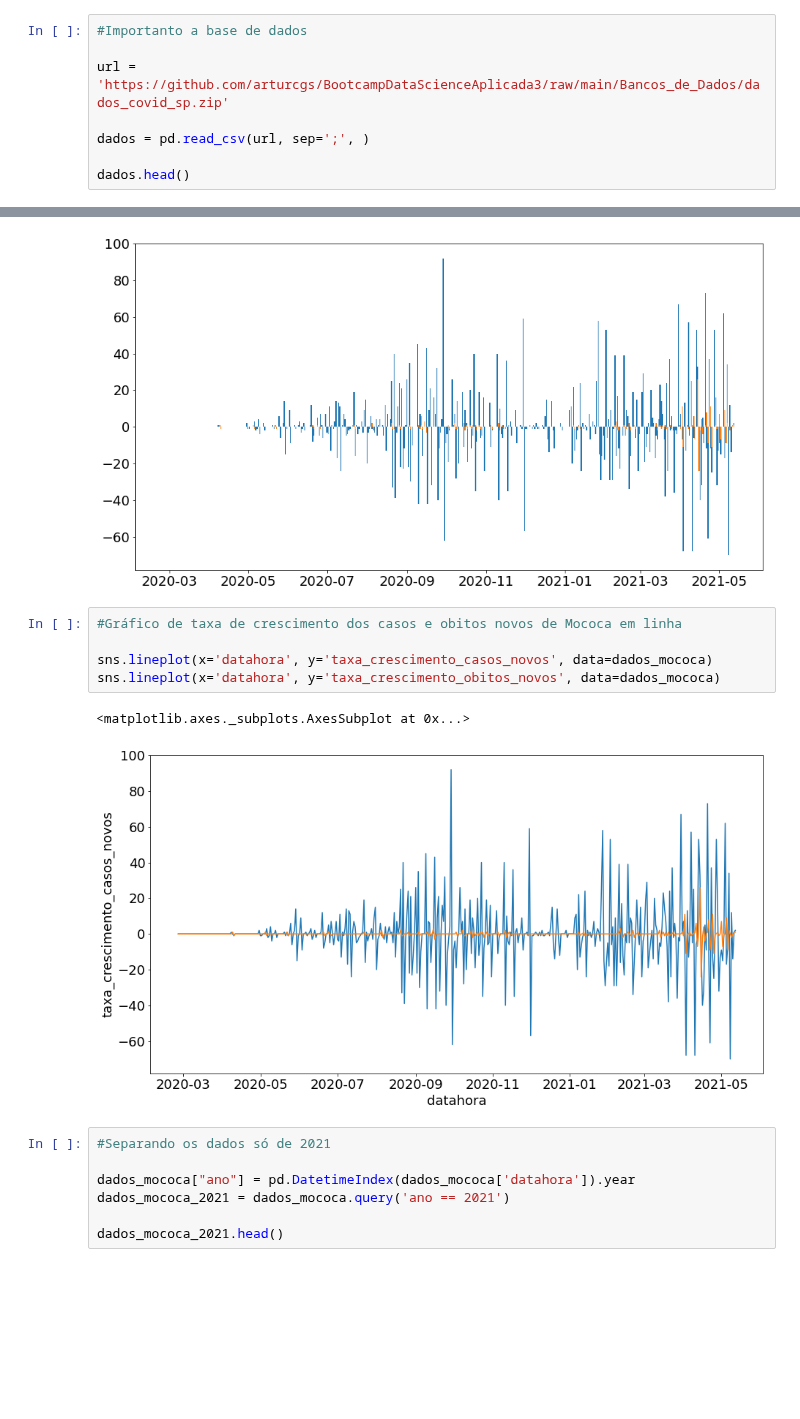
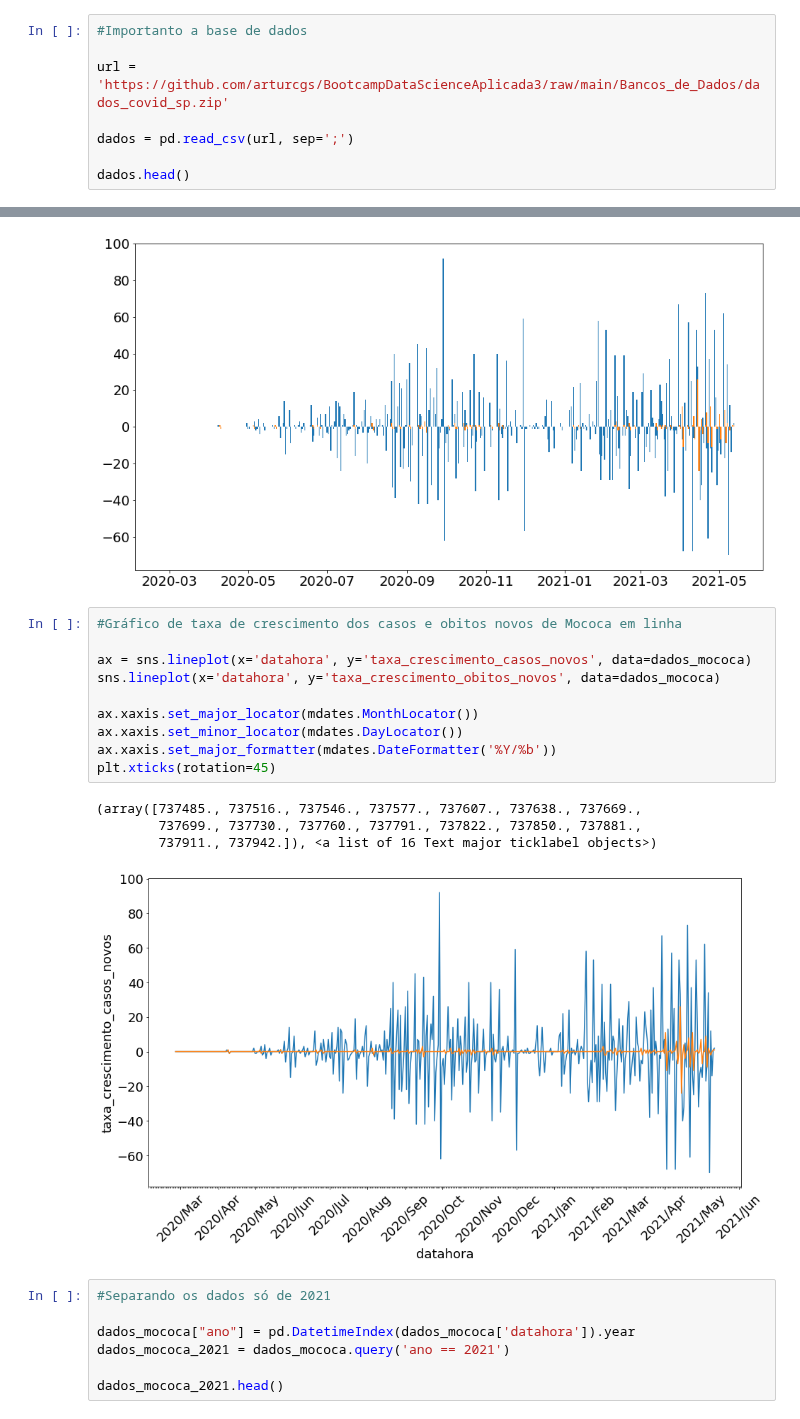
Before and after one commit to arturcgs/bootcamp-data-science-aplicada3, a Jupyter notebook: Aulas/Módulo_3.ipynb, the cells around one changed output, grey strips where cells are left out. Drawn from its saved outputs; the diff is of its cells as text; blank space fills up the shorter version.

```diff
--- a/Aulas/Módulo_3.ipynb
+++ b/Aulas/Módulo_3.ipynb
@@ -10,7 +13,7 @@ import matplotlib.pyplot as plt
 
 url = 'https://github.com/arturcgs/BootcampDataScienceAplicada3/raw/main/Bancos_de_Dados/dados_covid_sp.zip'
 
-dados = pd.read_csv(url, sep=';', )
+dados = pd.read_csv(url, sep=';')
 
 dados.head()
 # %% [output]
@@ -82,11 +85,18 @@ plt.bar(dados_mococa["datahora"], dados_mococa['taxa_crescimento_obitos_novos'])
 # %%
 #Gráfico de taxa de crescimento dos casos e obitos novos de Mococa em linha
 
-sns.lineplot(x='datahora', y='taxa_crescimento_casos_novos', data=dados_mococa)
+ax = sns.lineplot(x='datahora', y='taxa_crescimento_casos_novos', data=dados_mococa)
 sns.lineplot(x='datahora', y='taxa_crescimento_obitos_novos', data=dados_mococa)
+
+ax.xaxis.set_major_locator(mdates.MonthLocator())
+ax.xaxis.set_minor_locator(mdates.DayLocator())
+ax.xaxis.set_major_formatter(mdates.DateFormatter('%Y/%b'))
+plt.xticks(rotation=45)
 # %% [output]
-<matplotlib.axes._subplots.AxesSubplot at 0x...>
+(array([737485., 737516., 737546., 737577., 737607., 737638., 737669.,
+        737699., 737730., 737760., 737791., 737822., 737850., 737881.,
+        737911., 737942.]), <a list of 16 Text major ticklabel objects>)
-[figure, old version]
+[figure, new version]
 # %%
 #Separando os dados só de 2021
 
```
Also changed, not shown: parts of 11 cells of this notebook.
